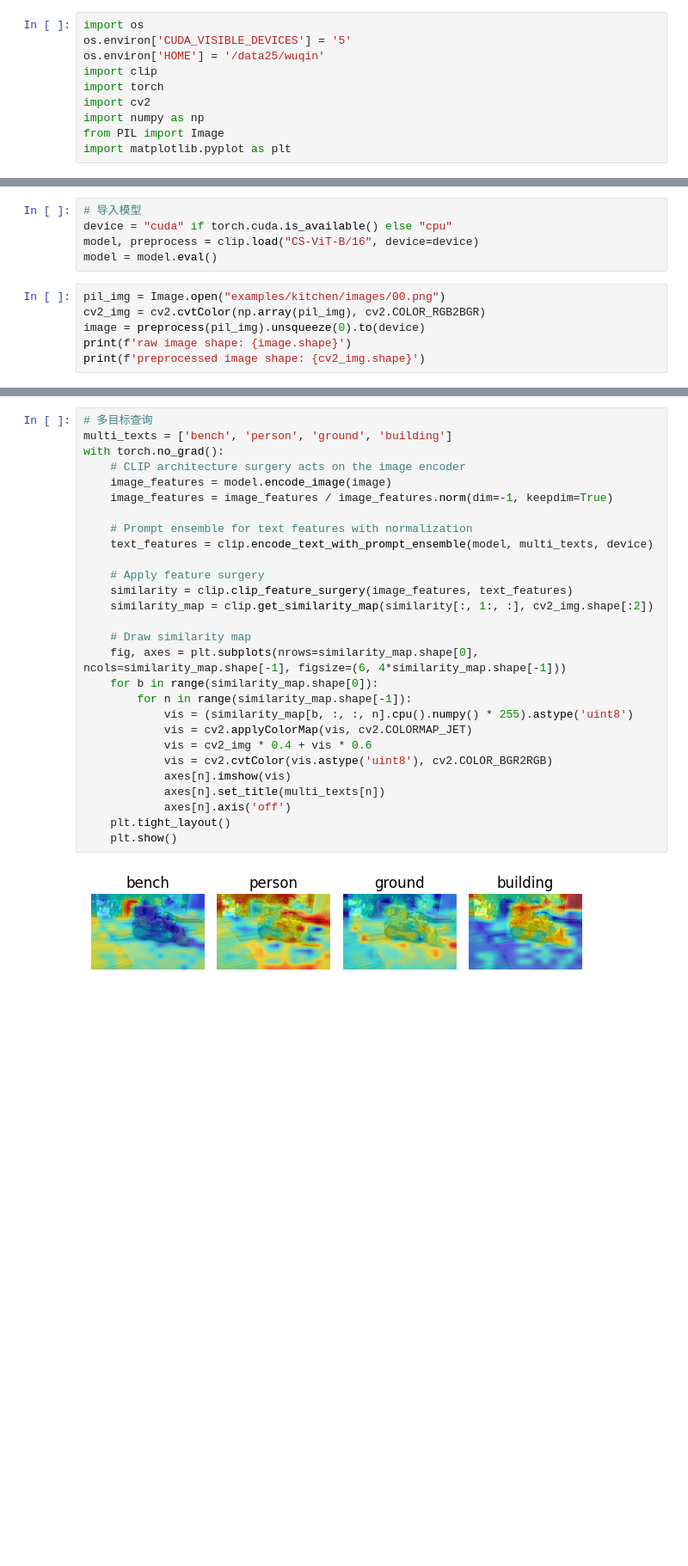
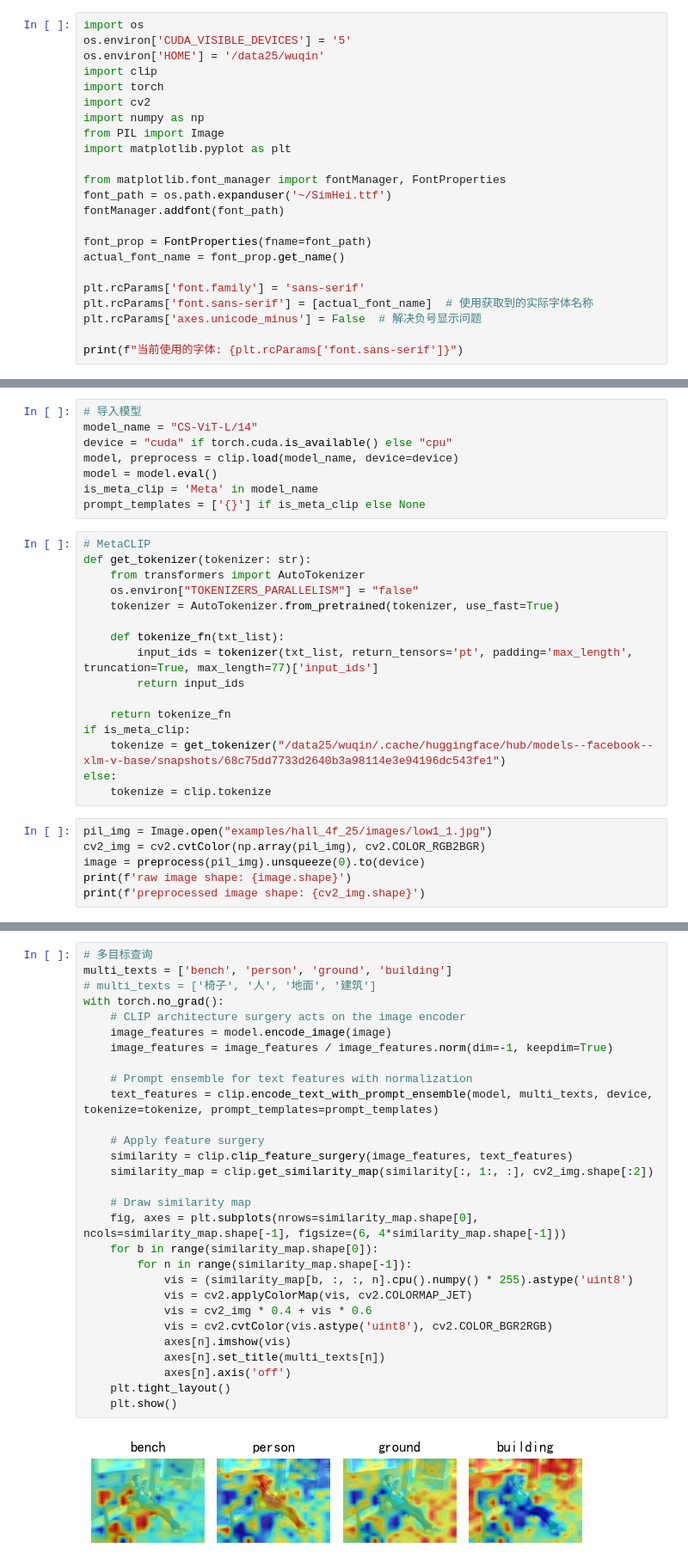
Before and after one commit to wuqin0202/3d_rec, a Jupyter notebook: clip_demo.ipynb, the cells around one changed output, grey strips where cells are left out. Shown at 86% size. Cells and saved outputs as stored; diff of their text form; blank space fills up the shorter version.

```diff
--- a/clip_demo.ipynb
+++ b/clip_demo.ipynb
@@ -8,3 +8,16 @@ import cv2
 import numpy as np
 from PIL import Image
 import matplotlib.pyplot as plt
+
+from matplotlib.font_manager import fontManager, FontProperties
+font_path = os.path.expanduser('~/SimHei.ttf')
+fontManager.addfont(font_path)
+
+font_prop = FontProperties(fname=font_path)
+actual_font_name = font_prop.get_name()
+
+plt.rcParams['font.family'] = 'sans-serif'
+plt.rcParams['font.sans-serif'] = [actual_font_name]  # 使用获取到的实际字体名称
+plt.rcParams['axes.unicode_minus'] = False  # 解决负号显示问题
+
+print(f"当前使用的字体: {plt.rcParams['font.sans-serif']}")
@@ -11,10 +26,29 @@ import matplotlib.pyplot as plt
 # %%
 # 导入模型
+model_name = "CS-ViT-L/14"
 device = "cuda" if torch.cuda.is_available() else "cpu"
-model, preprocess = clip.load("CS-ViT-B/16", device=device)
+model, preprocess = clip.load(model_name, device=device)
 model = model.eval()
+is_meta_clip = 'Meta' in model_name
+prompt_templates = ['{}'] if is_meta_clip else None
+# %%
+# MetaCLIP
+def get_tokenizer(tokenizer: str):
+    from transformers import AutoTokenizer
+    os.environ["TOKENIZERS_PARALLELISM"] = "false"
+    tokenizer = AutoTokenizer.from_pretrained(tokenizer, use_fast=True)
+
+    def tokenize_fn(txt_list):
+        input_ids = tokenizer(txt_list, return_tensors='pt', padding='max_length', truncation=True, max_length=77)['input_ids']
+        return input_ids
+
+    return tokenize_fn
+if is_meta_clip:
+    tokenize = get_tokenizer("/data25/wuqin/.cache/huggingface/hub/models--facebook--xlm-v-base/snapshots/68c75dd7733d2640b3a98114e3e94196dc543fe1")
+else:
+    tokenize = clip.tokenize
 # %%
-pil_img = Image.open("examples/kitchen/images/00.png")
+pil_img = Image.open("examples/hall_4f_25/images/low1_1.jpg")
 cv2_img = cv2.cvtColor(np.array(pil_img), cv2.COLOR_RGB2BGR)
 image = preprocess(pil_img).unsqueeze(0).to(device)
 print(f'raw image shape: {image.shape}')
@@ -25,32 +59,33 @@ preprocessed image shape: (520, 779, 3)
 # %%
 # 多目标查询
 multi_texts = ['bench', 'person', 'ground', 'building']
+# multi_texts = ['椅子', '人', '地面', '建筑']
 with torch.no_grad():
     # CLIP architecture surgery acts on the image encoder
     image_features = model.encode_image(image)
     image_features = image_features / image_features.norm(dim=-1, keepdim=True)
 
     # Prompt ensemble for text features with normalization
-    text_features = clip.encode_text_with_prompt_ensemble(model, multi_texts, device)
+    text_features = clip.encode_text_with_prompt_ensemble(model, multi_texts, device, tokenize=tokenize, prompt_templates=prompt_templates)
 
     # Apply feature surgery
     similarity = clip.clip_feature_surgery(image_features, text_features)
     similarity_map = clip.get_similarity_map(similarity[:, 1:, :], cv2_img.shape[:2])
 
     # Draw similarity map
     fig, axes = plt.subplots(nrows=similarity_map.shape[0], ncols=similarity_map.shape[-1], figsize=(6, 4*similarity_map.shape[-1]))
     for b in range(similarity_map.shape[0]):
         for n in range(similarity_map.shape[-1]):
             vis = (similarity_map[b, :, :, n].cpu().numpy() * 255).astype('uint8')
             vis = cv2.applyColorMap(vis, cv2.COLORMAP_JET)
             vis = cv2_img * 0.4 + vis * 0.6
             vis = cv2.cvtColor(vis.astype('uint8'), cv2.COLOR_BGR2RGB)
             axes[n].imshow(vis)
             axes[n].set_title(multi_texts[n])
             axes[n].axis('off')
     plt.tight_layout()
     plt.show()
 # %% [output]
-[figure, old version]
+[figure, new version]
 # %%
 # 单目标查询
```
Also changed, not shown: parts of 3 cells of this notebook, 6 other files.
